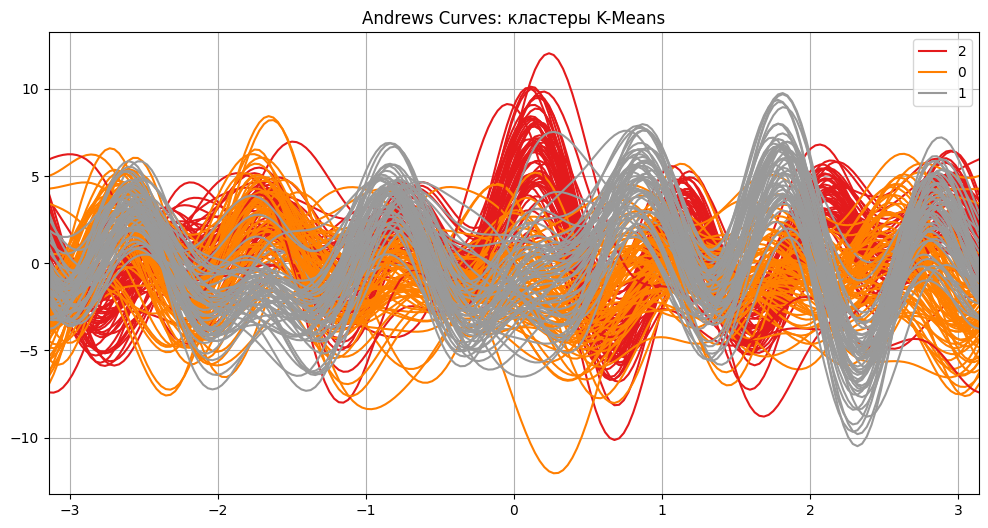
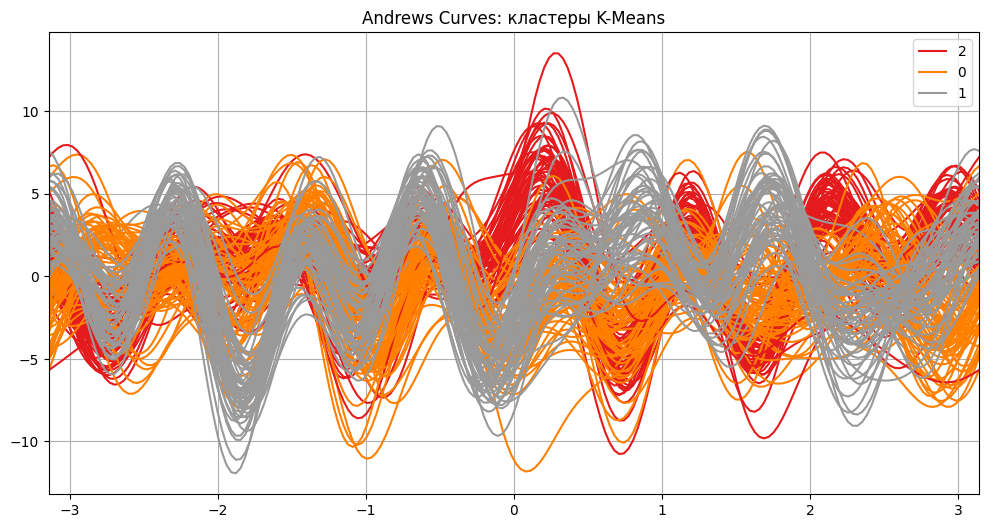
The notebook cell's code change between the first figure and the second:
--- before
+++ after
@@ -4,4 +4,5 @@
 df_viz['cluster_kmeans'] = clusters_kmeans
 df_viz['cluster_agg'] = clusters_agg
+df_viz['cluster_dbscan'] = clusters_dbscan
 df_viz['true_class'] = y
 
@@ -17,4 +18,9 @@
 
 plt.figure(figsize=(12,6))
+andrews_curves(df_viz, 'cluster_dbscan', colormap='Set1')
+plt.title('Andrews Curves: кластеры DBSCAN')
+plt.show()
+
+plt.figure(figsize=(12,6))
 andrews_curves(df_viz, 'true_class', colormap='Set1')
 plt.title('Andrews Curves: истинные классы')

Commit: final